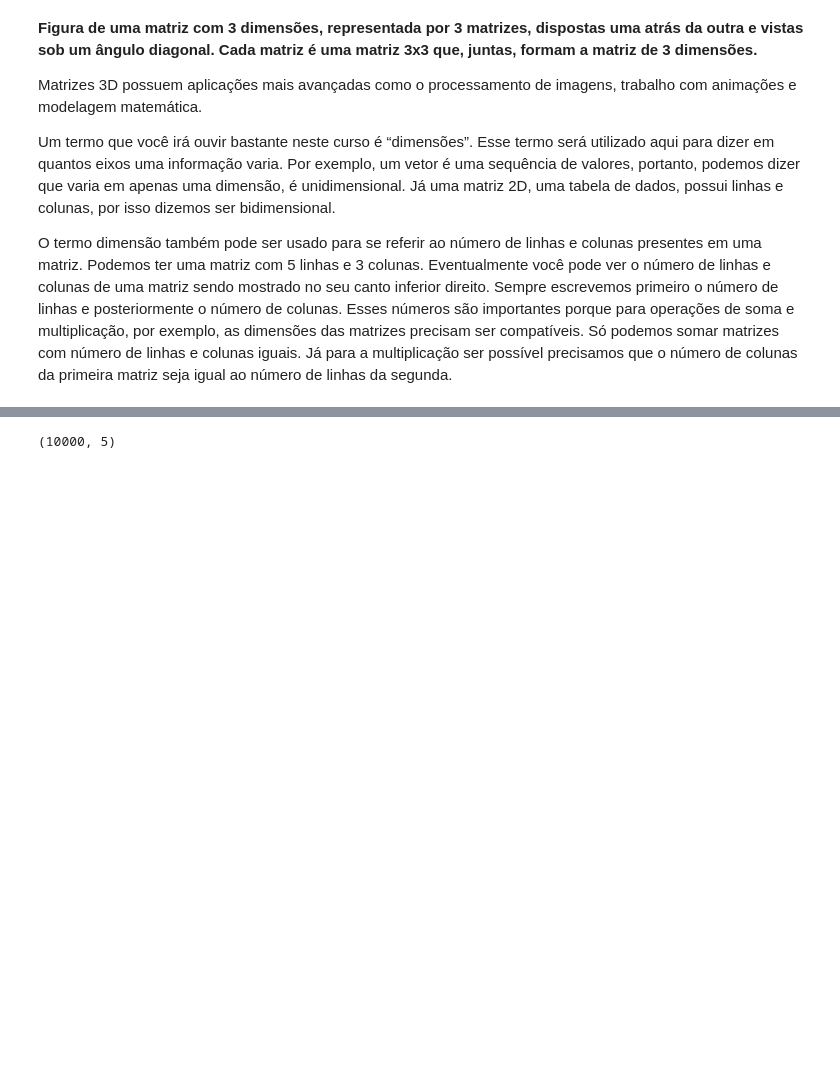
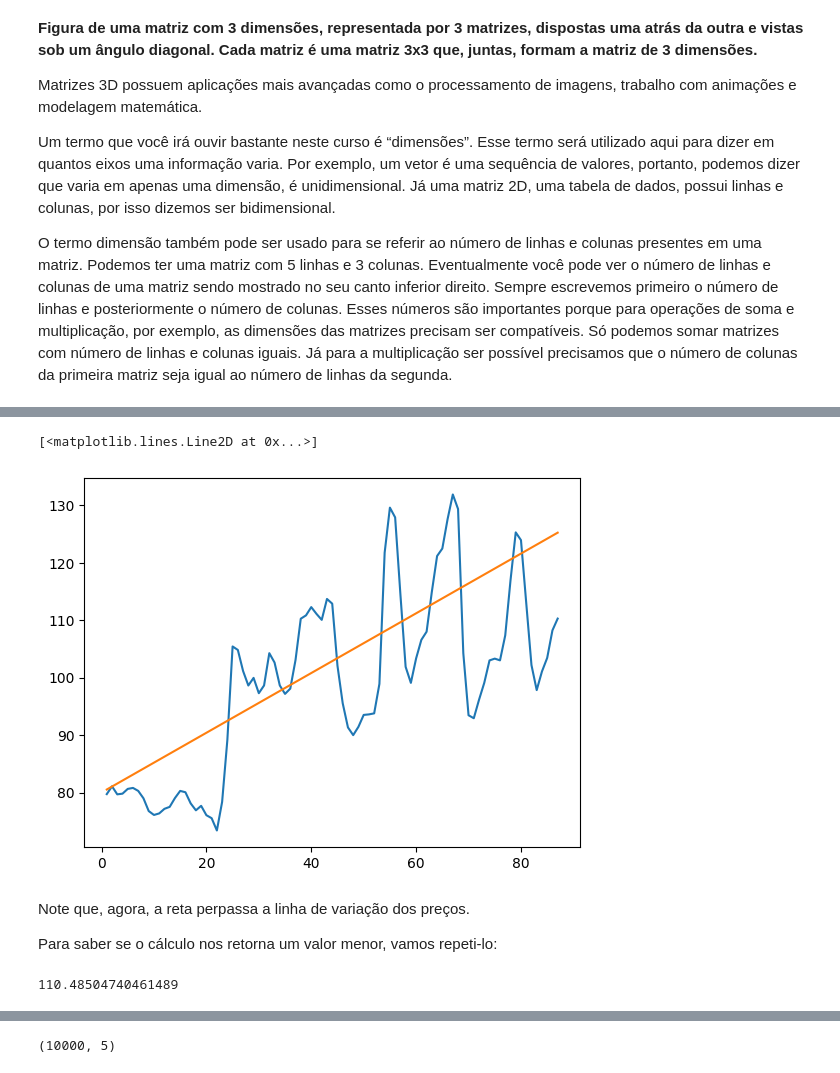
Before and after one commit to vinen0/PYTHON, a Jupyter notebook: Iniciando_NumPy.ipynb, the cells around one changed output, grey strips where cells are left out. Drawn from its saved outputs; the diff is of its cells as text; code cells hidden in the pictures; blank space fills up the shorter version.

```diff
--- a/Iniciando_NumPy.ipynb
+++ b/Iniciando_NumPy.ipynb
@@ -335,0 +569,16 @@ O termo dimensão também pode ser usado para se referir ao número de linhas e
+# %%
+y = 0.52*x+80
+# %%
+plt.plot(datas_apples,Moscow)
+plt.plot(x,y)
+# %% [output]
+[<matplotlib.lines.Line2D at 0x...>]
+[figure, added]
+# %% [markdown]
+Note que, agora, a reta perpassa a linha de variação dos preços.
+
+Para saber se o cálculo nos retorna um valor menor, vamos repeti-lo:
+# %%
+np.sqrt(np.sum(np.power(Moscow-y,2)))
+# %% [output]
+110.48504740461489
```
Also changed, not shown: parts of 102 cells of this notebook.
